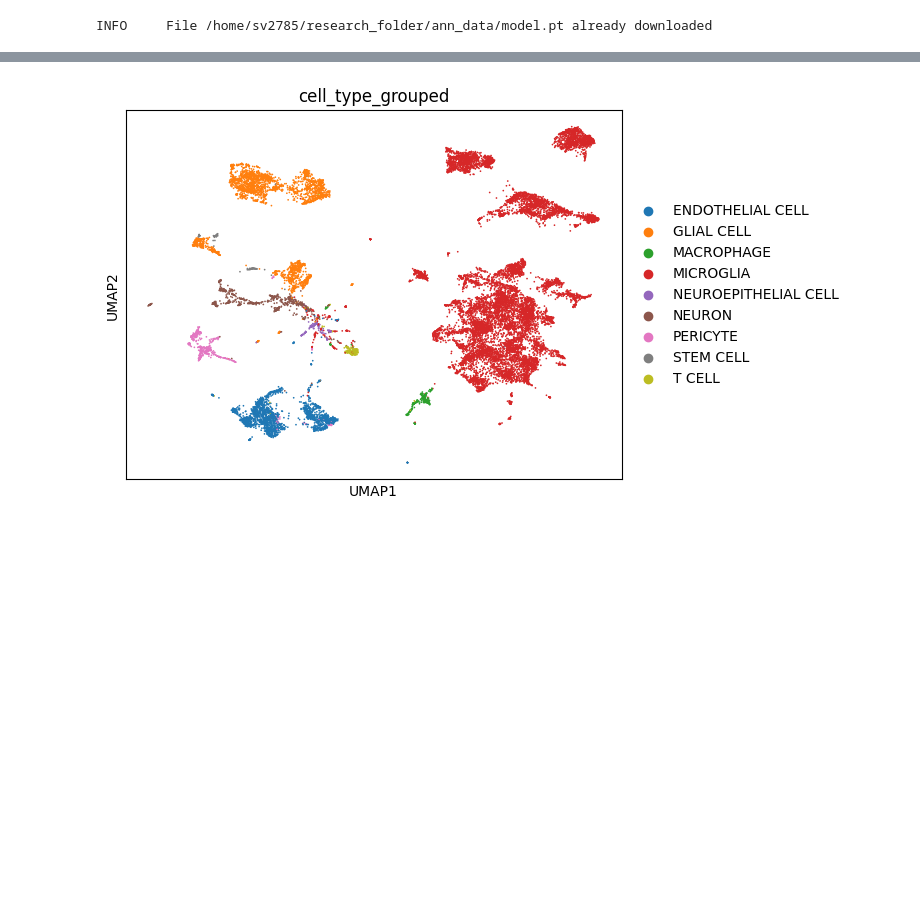
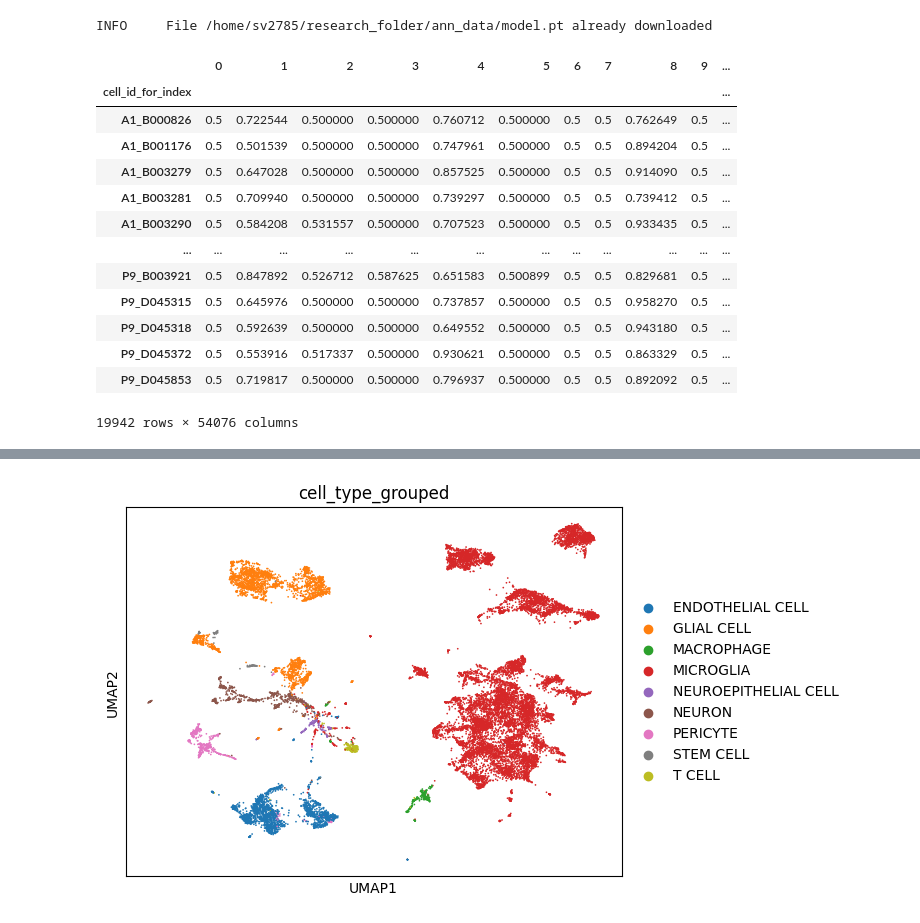
Before and after one commit to smritivaidyanathan/multivi_tools_splicing, a Jupyter notebook: multi_vi_splice_notebook.ipynb, the cells around one changed output, grey strips where cells are left out. Drawn from its saved outputs; the diff is of its cells as text; code cells hidden in the pictures; blank space fills up the shorter version.

```diff
--- a/multi_vi_splice_notebook.ipynb
+++ b/multi_vi_splice_notebook.ipynb
@@ -122,6 +162,24 @@ model.save("/home/sv2785/research_folder/ann_data/", overwrite=True)
 model = scvi.model.MULTIVISPLICE.load("/home/sv2785/research_folder/ann_data/", adata=combined_adata)
 # %% [output]
 INFO     File /home/sv2785/research_folder/ann_data/model.pt already downloaded
+# %%
+imputed_expression_z_mean = model.get_splicing_estimates()
+imputed_expression_z_mean.to_csv('/home/sv2785/research_folder/ann_data/splicing_estimates.csv')
+# %% [output]
+|  | 0 | 1 | 2 | 3 | 4 | 5 | 6 | 7 | 8 | 9 | ... |
+| cell_id_for_index |  |  |  |  |  |  |  |  |  |  | ... |
+| A1_B000826 | 0.5 | 0.722544 | 0.500000 | 0.500000 | 0.760712 | 0.500000 | 0.5 | 0.5 | 0.762649 | 0.5 | ... |
+| A1_B001176 | 0.5 | 0.501539 | 0.500000 | 0.500000 | 0.747961 | 0.500000 | 0.5 | 0.5 | 0.894204 | 0.5 | ... |
+| A1_B003279 | 0.5 | 0.647028 | 0.500000 | 0.500000 | 0.857525 | 0.500000 | 0.5 | 0.5 | 0.914090 | 0.5 | ... |
+| A1_B003281 | 0.5 | 0.709940 | 0.500000 | 0.500000 | 0.739297 | 0.500000 | 0.5 | 0.5 | 0.739412 | 0.5 | ... |
+| A1_B003290 | 0.5 | 0.584208 | 0.531557 | 0.500000 | 0.707523 | 0.500000 | 0.5 | 0.5 | 0.933435 | 0.5 | ... |
+| ... | ... | ... | ... | ... | ... | ... | ... | ... | ... | ... | ... |
+| P9_B003921 | 0.5 | 0.847892 | 0.526712 | 0.587625 | 0.651583 | 0.500899 | 0.5 | 0.5 | 0.829681 | 0.5 | ... |
+| P9_D045315 | 0.5 | 0.645976 | 0.500000 | 0.500000 | 0.737857 | 0.500000 | 0.5 | 0.5 | 0.958270 | 0.5 | ... |
+| P9_D045318 | 0.5 | 0.592639 | 0.500000 | 0.500000 | 0.649552 | 0.500000 | 0.5 | 0.5 | 0.943180 | 0.5 | ... |
+| P9_D045372 | 0.5 | 0.553916 | 0.517337 | 0.500000 | 0.930621 | 0.500000 | 0.5 | 0.5 | 0.863329 | 0.5 | ... |
+| P9_D045853 | 0.5 | 0.719817 | 0.500000 | 0.500000 | 0.796937 | 0.500000 | 0.5 | 0.5 | 0.892092 | 0.5 | ... |
+19942 rows × 54076 columns
 # %%
 import scanpy as sc
 MULTIVI_LATENT_KEY = "X_multivi"
```
Also changed, not shown: parts of 15 cells of this notebook.
